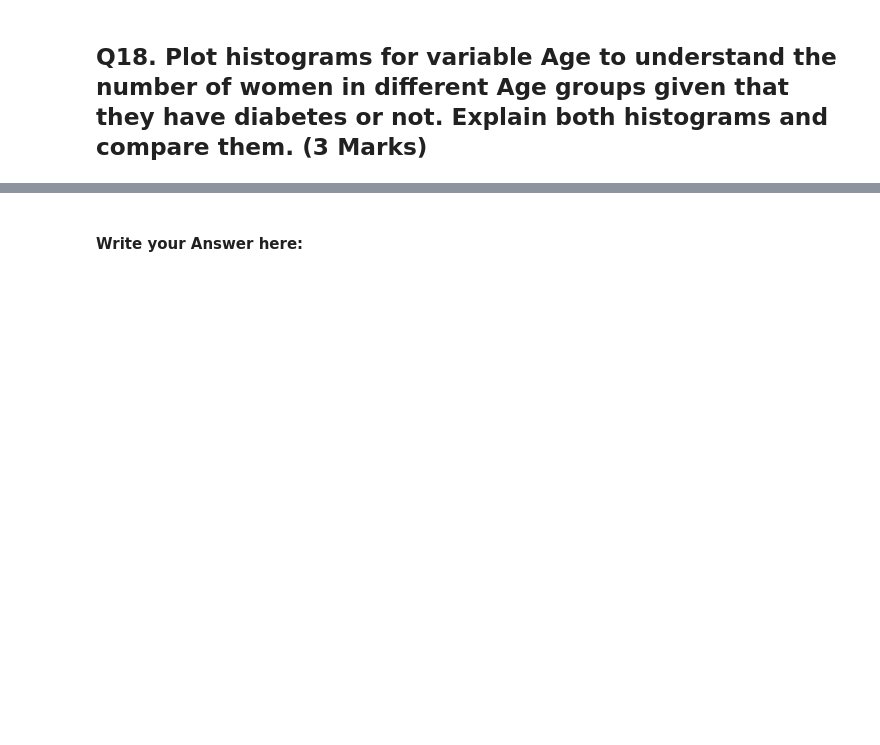
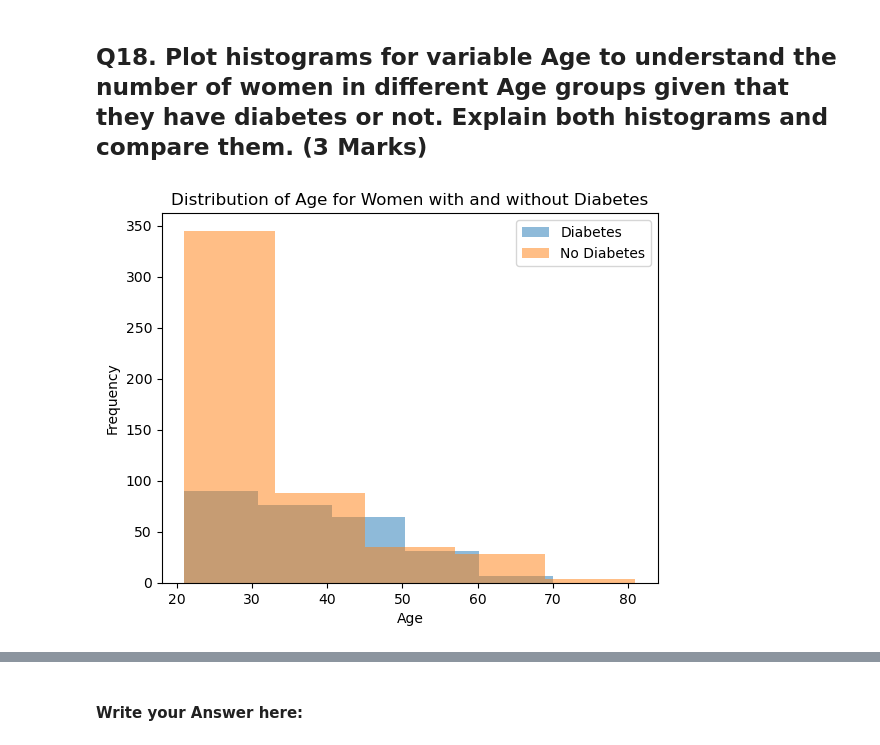
Before and after one commit to MikkoDT/MSAI516_Advanced_Programming_Language, a Jupyter notebook: Finals/MSAI_516_Project_Diabetes_Analysis.ipynb, the cells around one changed output, grey strips where cells are left out. Saved outputs shown, nothing was run; the diff lists cells and outputs as text; code cells hidden in the pictures; blank space fills up the shorter version.

```diff
--- a/Finals/MSAI_516_Project_Diabetes_Analysis.ipynb
+++ b/Finals/MSAI_516_Project_Diabetes_Analysis.ipynb
@@ -382,5 +400,18 @@ Ans 17:
 # %% [markdown]
 ## Q18. Plot histograms for variable Age to understand the number of women in different Age groups given that they have diabetes or not. Explain both histograms and compare them. (3 Marks)
+# %%
+#remove _____ & write the appropriate function and column name
+
+plt.hist(pima[pima['Outcome'] == 1]['Age'], bins=5, alpha=0.5, label='Diabetes')
+plt.hist(pima[pima['Outcome'] == 0]['Age'], bins=5, alpha=0.5, label='No Diabetes')
+
+plt.title('Distribution of Age for Women with and without Diabetes')
+plt.xlabel('Age')
+plt.ylabel('Frequency')
+plt.legend()
+plt.show()
+# %% [output]
+[figure, added]
 # %%
 #remove _____ & write the appropriate function and column name
 
```
Also changed, not shown: parts of 21 cells of this notebook, 1 other file.
